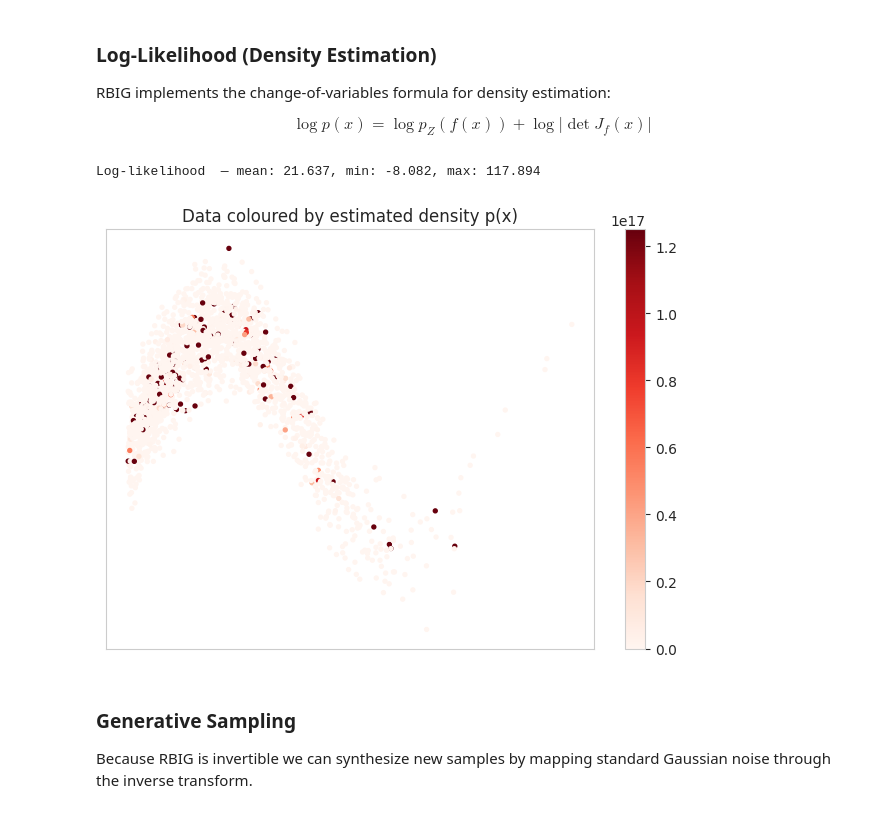
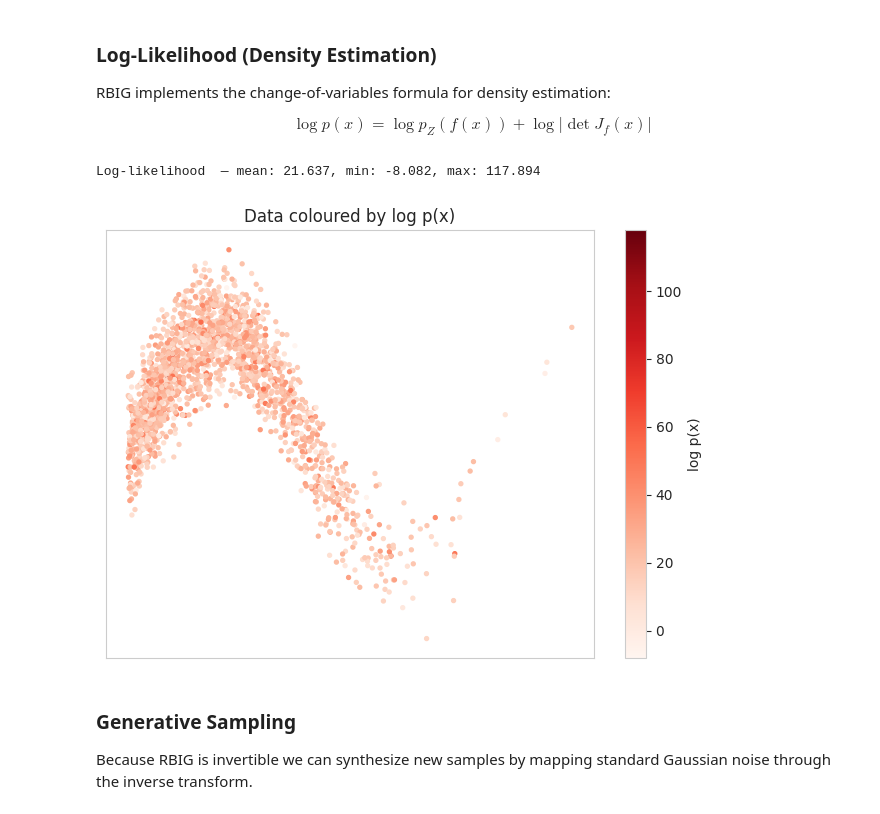
Before and after one commit to jejjohnson/rbig, a Jupyter notebook: docs/notebooks/08_innf_demo.ipynb, the cells around one changed output. Cells and saved outputs as stored; diff of their text form; code cells hidden in the pictures.

```diff
--- a/docs/notebooks/08_innf_demo.ipynb
+++ b/docs/notebooks/08_innf_demo.ipynb
@@ -180,23 +180,21 @@ $$\log p(x) = \log p_Z(f(x)) + \log|\det J_f(x)|$$
 # %%
 log_probs = rbig_full.score_samples(X)
 print(
     f"Log-likelihood  — mean: {log_probs.mean():.3f}, "
     f"min: {log_probs.min():.3f}, max: {log_probs.max():.3f}"
 )
 
 fig, ax = plt.subplots()
-probs = np.exp(log_probs)
-vmax = np.percentile(probs, 95)
-h = ax.scatter(X[:, 0], X[:, 1], s=8, c=probs, cmap="Reds", vmax=vmax)
-ax.set_title("Data coloured by estimated density p(x)")
+h = ax.scatter(X[:, 0], X[:, 1], s=8, c=log_probs, cmap="Reds")
+ax.set_title("Data coloured by log p(x)")
 ax.set_xticks([])
 ax.set_yticks([])
-plt.colorbar(h, ax=ax)
+plt.colorbar(h, ax=ax, label="log p(x)")
 plt.tight_layout()
 plt.show()
 # %% [output]
 Log-likelihood  — mean: 21.637, min: -8.082, max: 117.894
-[figure, old version]
+[figure, new version]
 # %% [markdown]
 ### Generative Sampling
 
```
Also changed, not shown: 3 other files.
